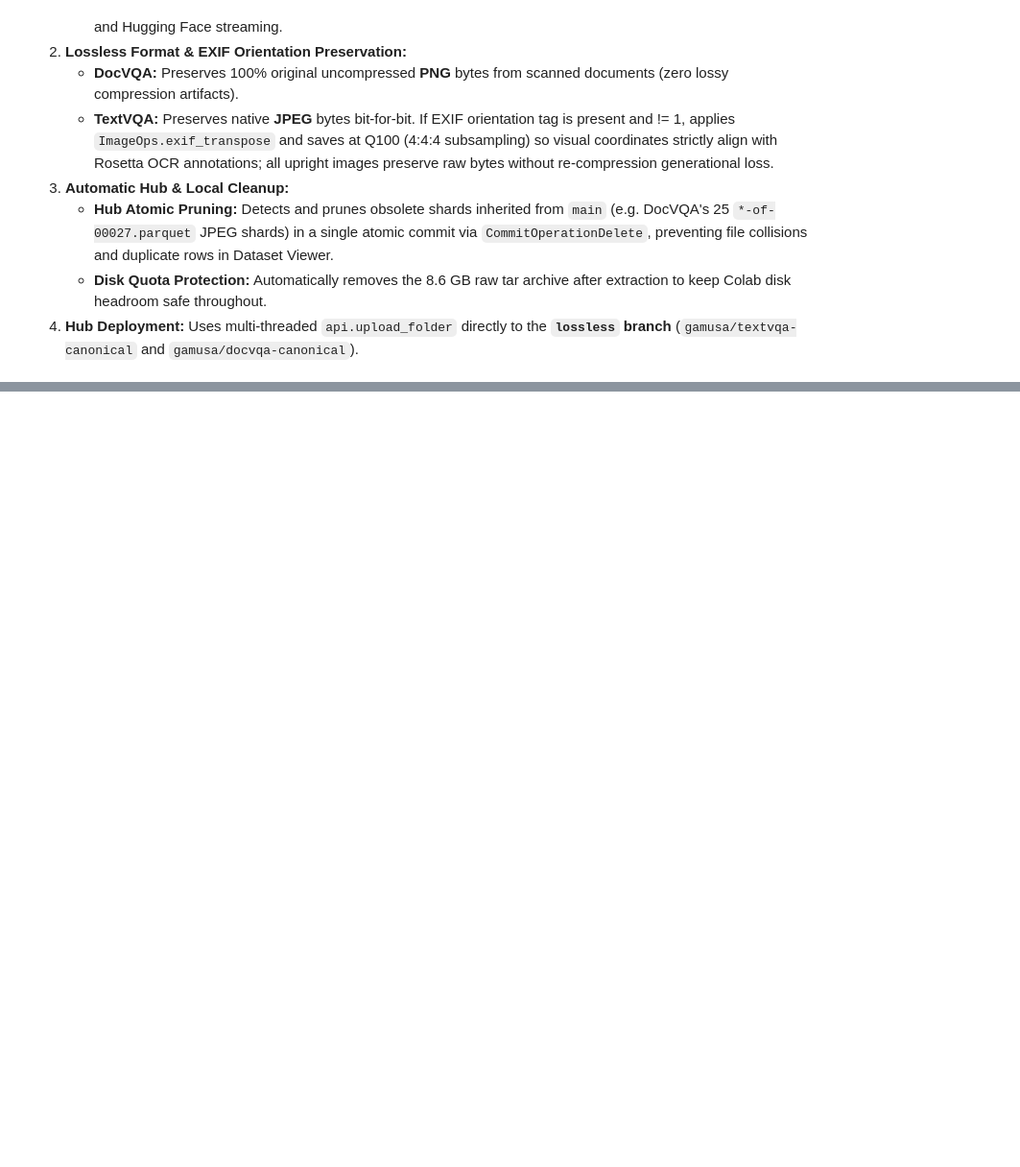
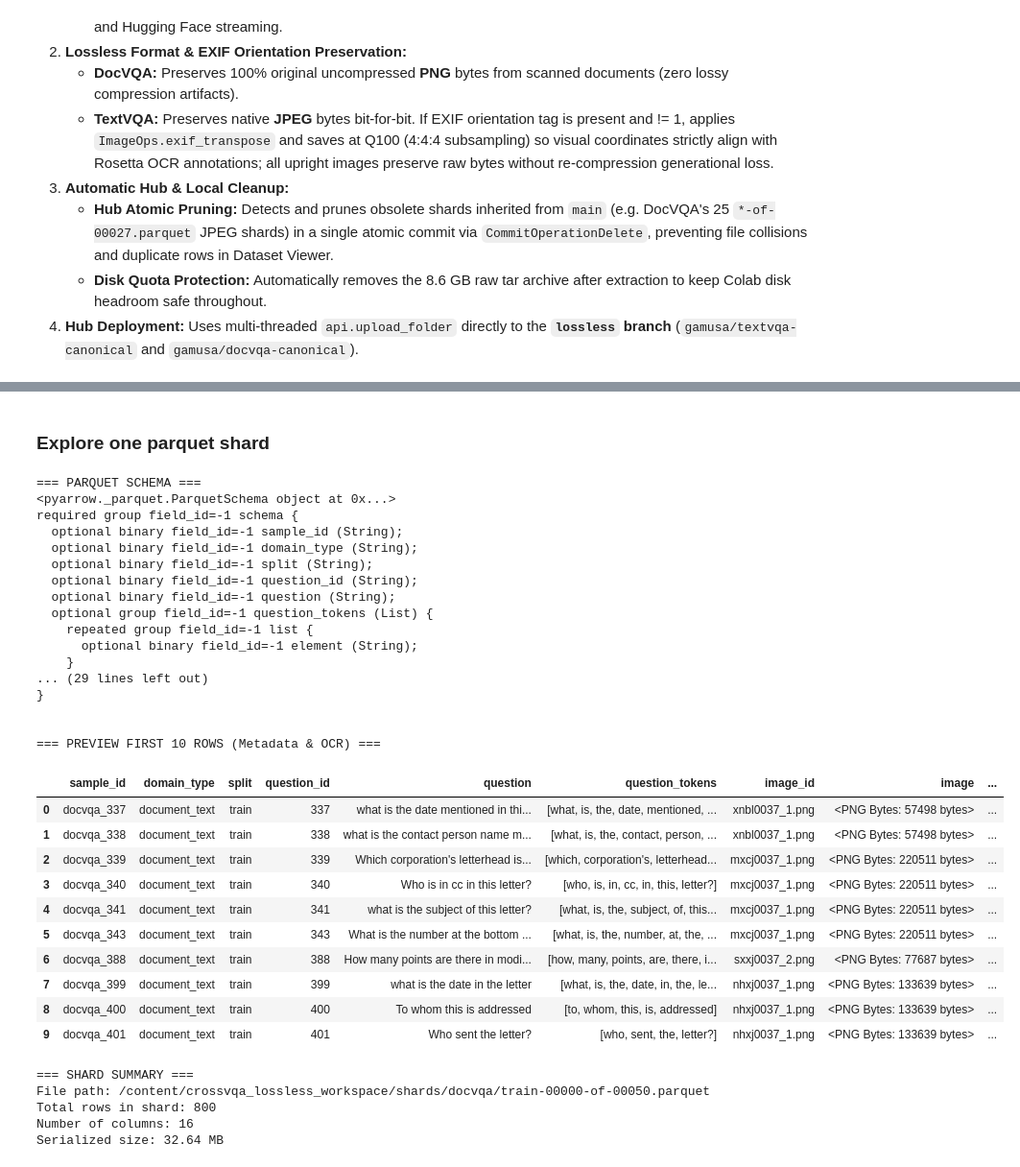
Before and after one commit to NhanChanDeo/VQA_Final_Thesis, a Jupyter notebook: DATASETS SCHEMA NORMALIZATION/Step9_Normalize_CrossVQA_Parquet_lossless_branch.ipynb, the cells around one changed output, grey strips where cells are left out. Shown at 96% size. Drawn from its saved outputs; the diff is of its cells as text; code cells hidden in the pictures; blank space fills up the shorter version.

```diff
--- a/DATASETS SCHEMA NORMALIZATION/Step9_Normalize_CrossVQA_Parquet_lossless_branch.ipynb
+++ b/DATASETS SCHEMA NORMALIZATION/Step9_Normalize_CrossVQA_Parquet_lossless_branch.ipynb
@@ -673,0 +801,67 @@ display_first_5_images_from_shards(DOCVQA_SHARD_DIR, "validation")
+# %% [markdown]
+### Explore one parquet shard
+# %%
+import pyarrow.parquet as pq
+import pandas as pd
+
+# Path to the selected Parquet file
+parquet_file_path = "/content/crossvqa_lossless_workspace/shards/docvqa/train-00000-of-00050.parquet"
+
+# 1. Load Parquet Metadata and Schema
+print("=== PARQUET SCHEMA ===")
+pf = pq.ParquetFile(parquet_file_path)
+print(pf.schema)
+
+# 2. Preview First 10 Rows (excluding raw image bytes for cleaner output)
+print("\n=== PREVIEW FIRST 10 ROWS (Metadata & OCR) ===")
+table = pf.read_row_group(0) # Read first row group
+df = table.to_pandas().head(10)
+
+# Exclude raw image bytes from printing so it doesn't clutter the stdout
+if 'image' in df.columns:
+    df_preview = df.copy()
+    df_preview['image'] = df_preview['image'].apply(lambda x: f"<PNG Bytes: {len(x['bytes'])} bytes>" if isinstance(x, dict) and 'bytes' in x else x)
+    display(df_preview)
+else:
+    display(df)
+
+# 3. Print basic description
+print("\n=== SHARD SUMMARY ===")
+print(f"File path: {parquet_file_path}")
+print(f"Total rows in shard: {pf.metadata.num_rows}")
+print(f"Number of columns: {pf.metadata.num_columns}")
+print(f"Serialized size: {sum(pf.metadata.row_group(i).total_byte_size for i in range(pf.metadata.num_row_groups)) / (1024**2):.2f} MB")
+# %% [output]
+=== PARQUET SCHEMA ===
+<pyarrow._parquet.ParquetSchema object at 0x...>
+required group field_id=-1 schema {
+  optional binary field_id=-1 sample_id (String);
+  optional binary field_id=-1 domain_type (String);
+  optional binary field_id=-1 split (String);
+  optional binary field_id=-1 question_id (String);
+  optional binary field_id=-1 question (String);
+  optional group field_id=-1 question_tokens (List) {
+    repeated group field_id=-1 list {
+      optional binary field_id=-1 element (String);
+    }
+... (29 lines left out)
+}
+
+
+=== PREVIEW FIRST 10 ROWS (Metadata & OCR) ===
+|  | sample_id | domain_type | split | question_id | question | question_tokens | image_id | image | ... |
+| 0 | docvqa_337 | document_text | train | 337 | what is the date mentioned in thi... | [what, is, the, date, mentioned, ... | xnbl0037_1.png | <PNG Bytes: 57498 bytes> | ... |
+| 1 | docvqa_338 | document_text | train | 338 | what is the contact person name m... | [what, is, the, contact, person, ... | xnbl0037_1.png | <PNG Bytes: 57498 bytes> | ... |
+| 2 | docvqa_339 | document_text | train | 339 | Which corporation's letterhead is... | [which, corporation's, letterhead... | mxcj0037_1.png | <PNG Bytes: 220511 bytes> | ... |
+| 3 | docvqa_340 | document_text | train | 340 | Who is in cc in this letter? | [who, is, in, cc, in, this, letter?] | mxcj0037_1.png | <PNG Bytes: 220511 bytes> | ... |
+| 4 | docvqa_341 | document_text | train | 341 | what is the subject of this letter? | [what, is, the, subject, of, this... | mxcj0037_1.png | <PNG Bytes: 220511 bytes> | ... |
+| 5 | docvqa_343 | document_text | train | 343 | What is the number at the bottom ... | [what, is, the, number, at, the, ... | mxcj0037_1.png | <PNG Bytes: 220511 bytes> | ... |
+| 6 | docvqa_388 | document_text | train | 388 | How many points are there in modi... | [how, many, points, are, there, i... | sxxj0037_2.png | <PNG Bytes: 77687 bytes> | ... |
+| 7 | docvqa_399 | document_text | train | 399 | what is the date in the letter | [what, is, the, date, in, the, le... | nhxj0037_1.png | <PNG Bytes: 133639 bytes> | ... |
+| 8 | docvqa_400 | document_text | train | 400 | To whom this is addressed | [to, whom, this, is, addressed] | nhxj0037_1.png | <PNG Bytes: 133639 bytes> | ... |
+| 9 | docvqa_401 | document_text | train | 401 | Who sent the letter? | [who, sent, the, letter?] | nhxj0037_1.png | <PNG Bytes: 133639 bytes> | ... |
+=== SHARD SUMMARY ===
+File path: /content/crossvqa_lossless_workspace/shards/docvqa/train-00000-of-00050.parquet
+Total rows in shard: 800
+Number of columns: 16
+Serialized size: 32.64 MB
```
Also changed, not shown: parts of 8 cells of this notebook.
